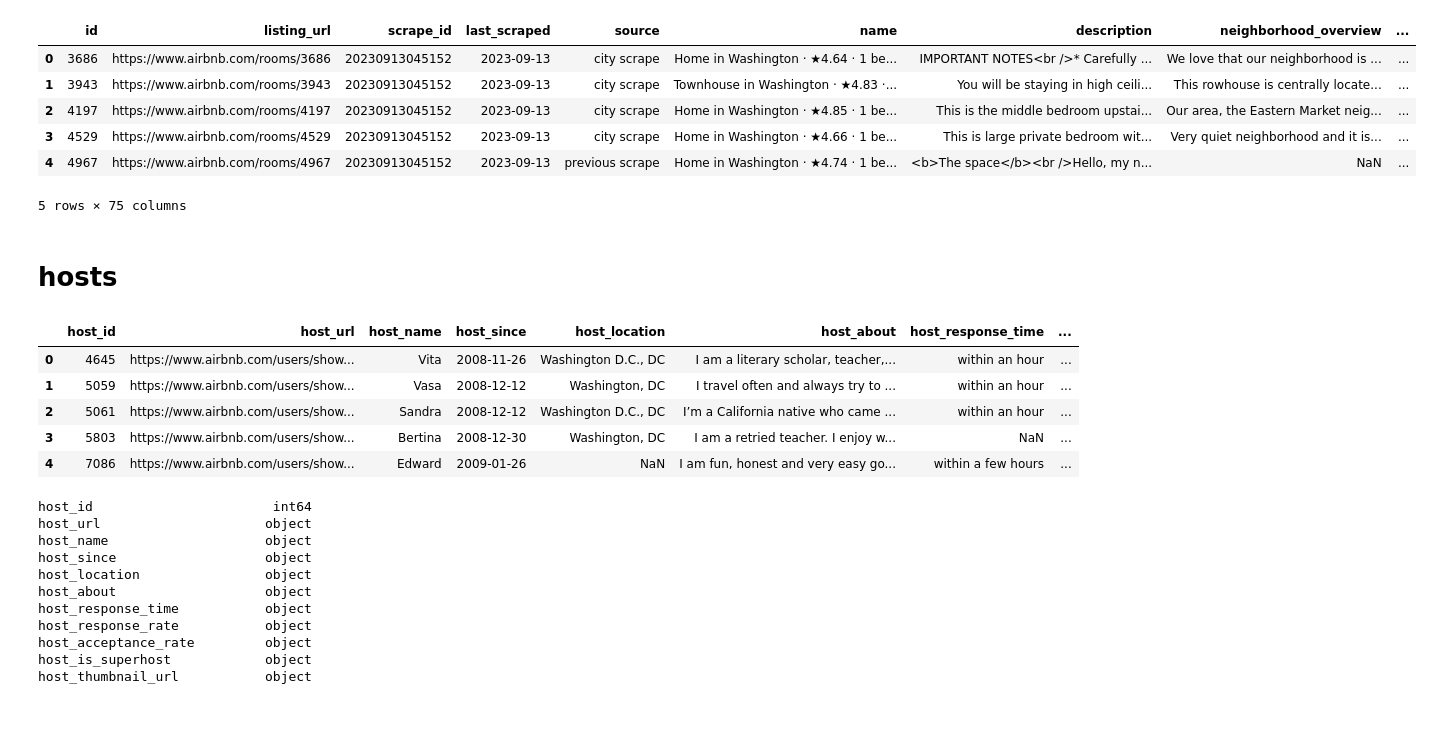
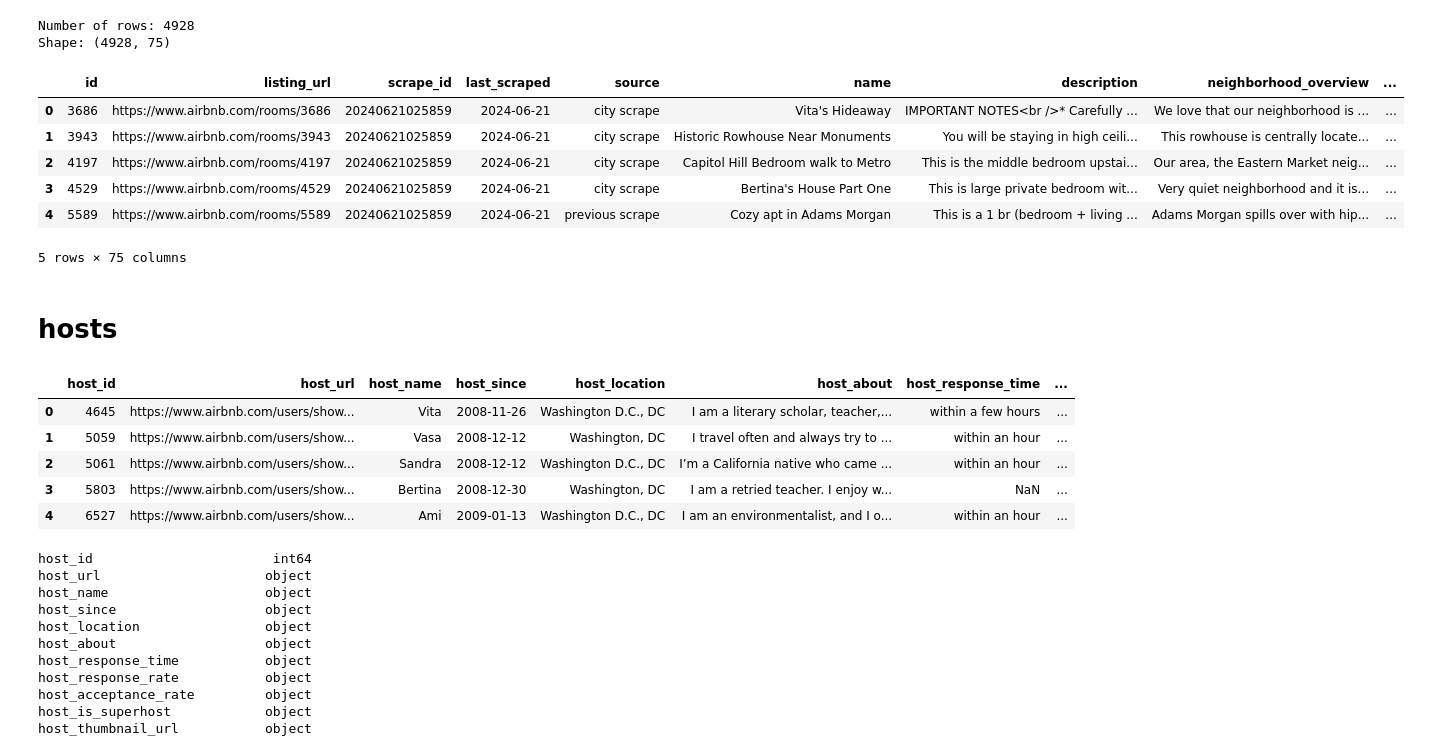
Before and after one commit to johbry17/DC-AirBnB-SQL-Database, a Jupyter notebook: data/v2.0/data_cleaning_v2.0.ipynb, the cells around one changed output. Cells and saved outputs as stored; diff of their text form; code cells hidden in the pictures; blank space fills up the shorter version.

```diff
--- a/data/v2.0/data_cleaning_v2.0.ipynb
+++ b/data/v2.0/data_cleaning_v2.0.ipynb
@@ -3,6 +3,14 @@
 import pandas as pd
 from sqlalchemy import create_engine, text
 import config
+# %%
+# define paths to csv files (update as needed)
+# check folder, and month for each path
+path_to_listings_detailed = "../raw_data/listings_detailed_2024_jun.csv"
+path_to_listings_simple = "../raw_data/2024_jun/listings.csv"
+path_to_reviews_pt1 = "../raw_data/reviews_detailed_2024_jun_pt1.csv"
+path_to_reviews_pt2 = "../raw_data/reviews_detailed_2024_jun_pt2.csv"
+path_to_calendar = "../raw_data/2024_jun/calendar.csv"
 # %%
 # connect to database
 db_url = f"postgresql://postgres:{config.password}@localhost:5432/{config.database}"
@@ -44,15 +52,19 @@ Tables in database: [('listings',), ('neighbourhoods',), ('hosts',), ('availabil
 # %%
 # load df
-df = pd.read_csv("../raw_data/listings_detailed_2024_mar.csv")
+df = pd.read_csv(path_to_listings_detailed)
+print(f"Number of rows: {len(df)}")
+print(f"Shape: {df.shape}")
 df.head()
 # %% [output]
+Number of rows: 4928
+Shape: (4928, 75)
 |  | id | listing_url | scrape_id | last_scraped | source | name | description | neighborhood_overview | ... |
-| 0 | 3686 | https://www.airbnb.com/rooms/3686 | 20230913045152 | 2023-09-13 | city scrape | Home in Washington · ★4.64 · 1 be... | IMPORTANT NOTES<br />* Carefully ... | We love that our neighborhood is ... | ... |
-| 1 | 3943 | https://www.airbnb.com/rooms/3943 | 20230913045152 | 2023-09-13 | city scrape | Townhouse in Washington · ★4.83 ·... | You will be staying in high ceili... | This rowhouse is centrally locate... | ... |
-| 2 | 4197 | https://www.airbnb.com/rooms/4197 | 20230913045152 | 2023-09-13 | city scrape | Home in Washington · ★4.85 · 1 be... | This is the middle bedroom upstai... | Our area, the Eastern Market neig... | ... |
-| 3 | 4529 | https://www.airbnb.com/rooms/4529 | 20230913045152 | 2023-09-13 | city scrape | Home in Washington · ★4.66 · 1 be... | This is large private bedroom wit... | Very quiet neighborhood and it is... | ... |
-| 4 | 4967 | https://www.airbnb.com/rooms/4967 | 20230913045152 | 2023-09-13 | previous scrape | Home in Washington · ★4.74 · 1 be... | <b>The space</b><br />Hello, my n... | NaN | ... |
+| 0 | 3686 | https://www.airbnb.com/rooms/3686 | 20240621025859 | 2024-06-21 | city scrape | Vita's Hideaway | IMPORTANT NOTES<br />* Carefully ... | We love that our neighborhood is ... | ... |
+| 1 | 3943 | https://www.airbnb.com/rooms/3943 | 20240621025859 | 2024-06-21 | city scrape | Historic Rowhouse Near Monuments | You will be staying in high ceili... | This rowhouse is centrally locate... | ... |
+| 2 | 4197 | https://www.airbnb.com/rooms/4197 | 20240621025859 | 2024-06-21 | city scrape | Capitol Hill Bedroom walk to Metro | This is the middle bedroom upstai... | Our area, the Eastern Market neig... | ... |
+| 3 | 4529 | https://www.airbnb.com/rooms/4529 | 20240621025859 | 2024-06-21 | city scrape | Bertina's House Part One | This is large private bedroom wit... | Very quiet neighborhood and it is... | ... |
+| 4 | 5589 | https://www.airbnb.com/rooms/5589 | 20240621025859 | 2024-06-21 | previous scrape | Cozy apt in Adams Morgan | This is a 1 br (bedroom + living ... | Adams Morgan spills over with hip... | ... |
-5 rows × 75 columns
+5 rows × 75 columns
 # %% [markdown]
 # hosts
 # %%
@@ -81,11 +93,11 @@ hosts_df = df[
 hosts_df.head()
 # %% [output]
 |  | host_id | host_url | host_name | host_since | host_location | host_about | host_response_time | ... |
-| 0 | 4645 | https://www.airbnb.com/users/show... | Vita | 2008-11-26 | Washington D.C., DC | I am a literary scholar, teacher,... | within an hour | ... |
+| 0 | 4645 | https://www.airbnb.com/users/show... | Vita | 2008-11-26 | Washington D.C., DC | I am a literary scholar, teacher,... | within a few hours | ... |
 | 1 | 5059 | https://www.airbnb.com/users/show... | Vasa | 2008-12-12 | Washington, DC | I travel often and always try to ... | within an hour | ... |
 | 2 | 5061 | https://www.airbnb.com/users/show... | Sandra | 2008-12-12 | Washington D.C., DC | I’m a California native who came ... | within an hour | ... |
 | 3 | 5803 | https://www.airbnb.com/users/show... | Bertina | 2008-12-30 | Washington, DC | I am a retried teacher. I enjoy w... | NaN | ... |
-| 4 | 7086 | https://www.airbnb.com/users/show... | Edward | 2009-01-26 | NaN | I am fun, honest and very easy go... | within a few hours | ... |
+| 4 | 6527 | https://www.airbnb.com/users/show... | Ami | 2009-01-13 | Washington D.C., DC | I am an environmentalist, and I o... | within an hour | ... |
 # %%
 # check datatypes
 hosts_df.dtypes
```
Also changed, not shown: parts of 15 cells of this notebook, 19 other files.
